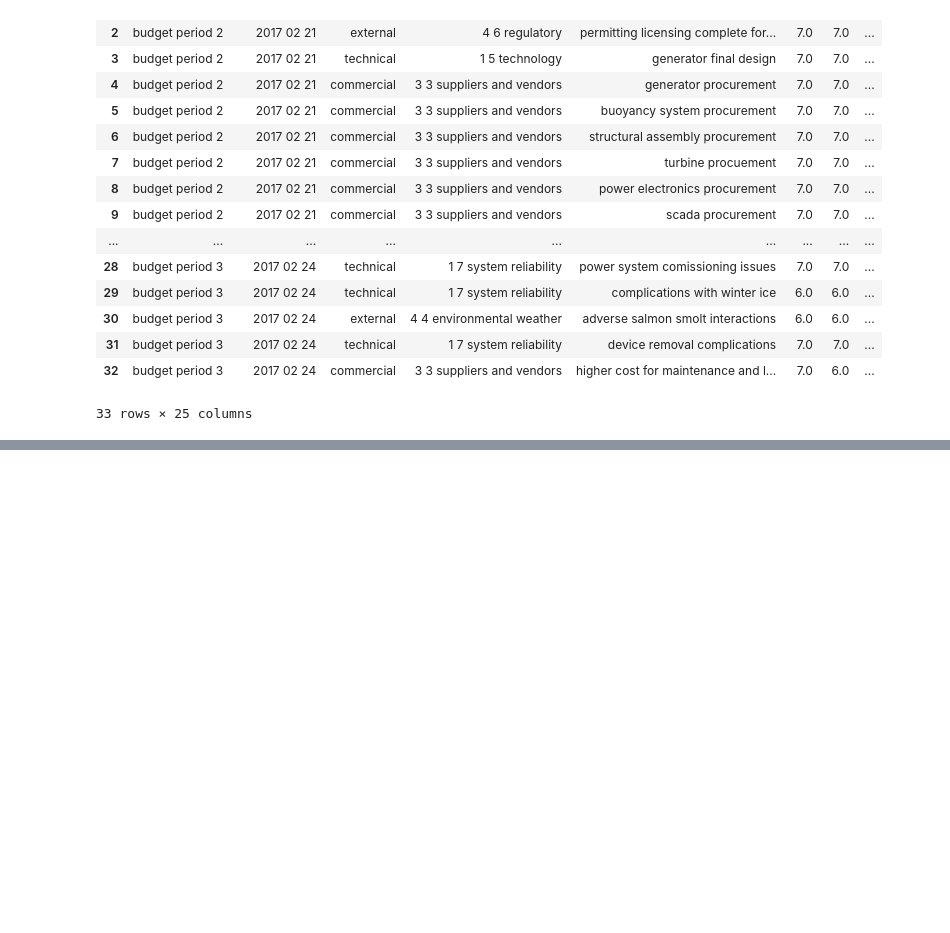
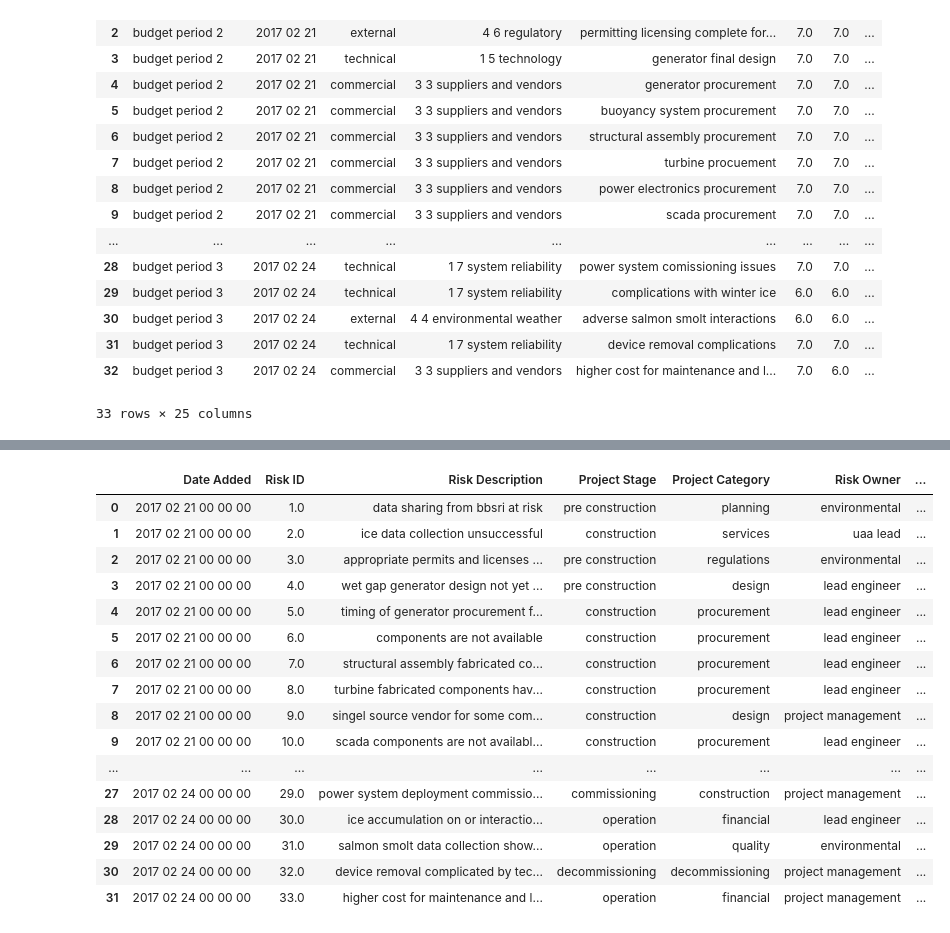
Before and after one commit to deiraaisyar/dokumen-rahasia, a Jupyter notebook: notebook/eda.ipynb, the cells around one changed output, grey strips where cells are left out. Drawn from its saved outputs; the diff is of its cells as text; code cells hidden in the pictures; blank space fills up the shorter version.

```diff
--- a/eda.ipynb
+++ b/notebook/eda.ipynb
@@ -88,3 +88,27 @@ df5
 | 17 | 18 | capital funding strategy failure | financial risks of capital fundin... | 5 | 4 | 20 | ... |
 | 18 | 19 | poor communications with stakehol... | poor communication with stakehold... | 4 | 5 | 20 | ... |
 | 19 | 20 | commercial uncertainties associat... | reputational damage financial los... | 5 | 4 | 20 | ... |
+# %%
+df1_output = pd.read_csv('../data/preprocessed_outputs/1. IVC DOE (Final).csv')
+df2_output = pd.read_csv('../data/preprocessed_outputs/2. City of York Council (Final).csv')
+df3_output = pd.read_csv('../data/preprocessed_outputs/3. Digital Security IT Sample Register (Final).csv')
+# %%
+df1_output
+# %% [output]
+|  | Date Added | Risk ID | Risk Description | Project Stage | Project Category | Risk Owner | ... |
+| 0 | 2017 02 21 00 00 00 | 1.0 | data sharing from bbsri at risk | pre construction | planning | environmental | ... |
+| 1 | 2017 02 21 00 00 00 | 2.0 | ice data collection unsuccessful | construction | services | uaa lead | ... |
+| 2 | 2017 02 21 00 00 00 | 3.0 | appropriate permits and licenses ... | pre construction | regulations | environmental | ... |
+| 3 | 2017 02 21 00 00 00 | 4.0 | wet gap generator design not yet ... | pre construction | design | lead engineer | ... |
+| 4 | 2017 02 21 00 00 00 | 5.0 | timing of generator procurement f... | construction | procurement | lead engineer | ... |
+| 5 | 2017 02 21 00 00 00 | 6.0 | components are not available | construction | procurement | lead engineer | ... |
+| 6 | 2017 02 21 00 00 00 | 7.0 | structural assembly fabricated co... | construction | procurement | lead engineer | ... |
+| 7 | 2017 02 21 00 00 00 | 8.0 | turbine fabricated components hav... | construction | procurement | lead engineer | ... |
+| 8 | 2017 02 21 00 00 00 | 9.0 | singel source vendor for some com... | construction | design | project management | ... |
+| 9 | 2017 02 21 00 00 00 | 10.0 | scada components are not availabl... | construction | procurement | lead engineer | ... |
+| ... | ... | ... | ... | ... | ... | ... | ... |
+| 27 | 2017 02 24 00 00 00 | 29.0 | power system deployment commissio... | commissioning | construction | project management | ... |
+| 28 | 2017 02 24 00 00 00 | 30.0 | ice accumulation on or interactio... | operation | financial | lead engineer | ... |
+| 29 | 2017 02 24 00 00 00 | 31.0 | salmon smolt data collection show... | operation | quality | environmental | ... |
+| 30 | 2017 02 24 00 00 00 | 32.0 | device removal complicated by tec... | decommissioning | decommissioning | project management | ... |
+| 31 | 2017 02 24 00 00 00 | 33.0 | higher cost for maintenance and l... | operation | financial | project management | ... |
```
Also changed, not shown: parts of 5 cells of this notebook, 22 other files.
